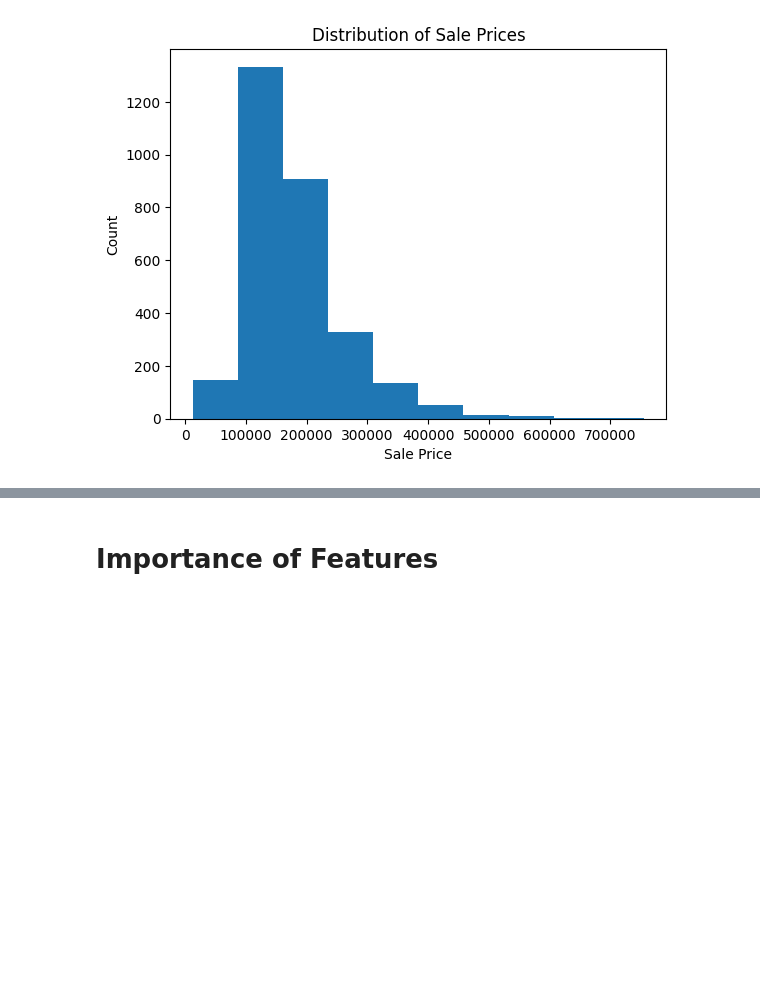
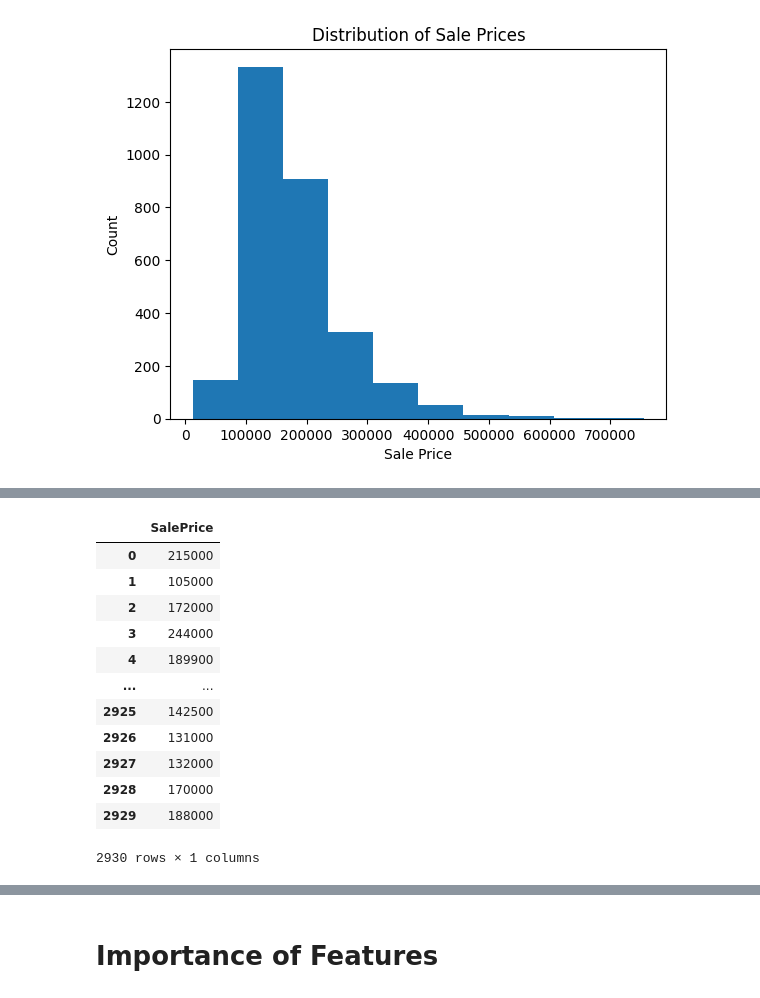
Before and after one commit to Abdelaziz-Mohamed-eng/house-price-ML-, a Jupyter notebook: Model.ipynb, the cells around one changed output, grey strips where cells are left out. Cells and saved outputs as stored; diff of their text form; code cells hidden in the pictures; blank space fills up the shorter version.

```diff
--- a/Model.ipynb
+++ b/Model.ipynb
@@ -296,0 +274,17 @@ df
+# %%
+y = pd.DataFrame(df["SalePrice"])
+y
+# %% [output]
+|  | SalePrice |
+| 0 | 215000 |
+| 1 | 105000 |
+| 2 | 172000 |
+| 3 | 244000 |
+| 4 | 189900 |
+| ... | ... |
+| 2925 | 142500 |
+| 2926 | 131000 |
+| 2927 | 132000 |
+| 2928 | 170000 |
+| 2929 | 188000 |
+2930 rows × 1 columns
```
Also changed, not shown: parts of 14 cells of this notebook, 3 other files.
